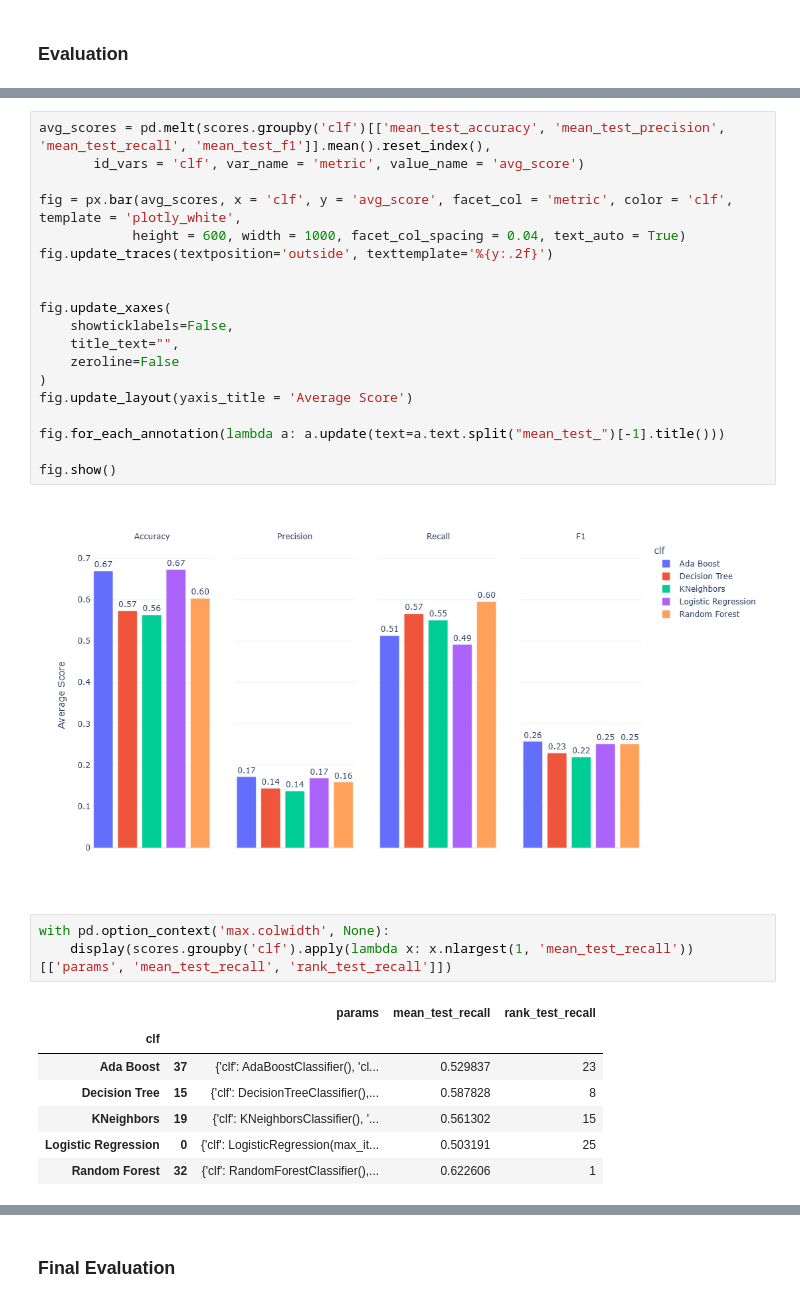
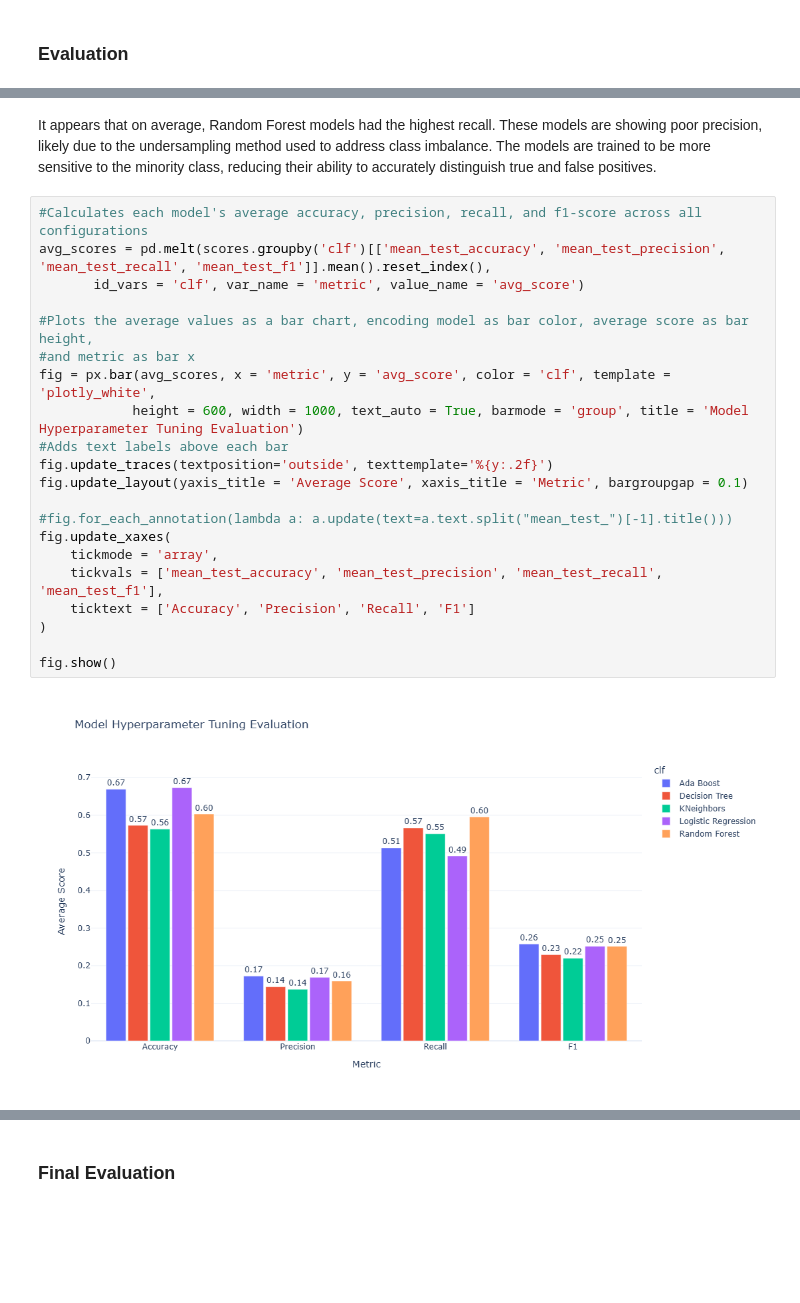
Before and after one commit to TimothyHHMai/diabetes-analysis, a Jupyter notebook: notebooks/tuning.ipynb, the cells around one changed output, grey strips where cells are left out. Drawn from its saved outputs; the diff is of its cells as text; blank space fills up the shorter version.

```diff
--- a/notebooks/tuning.ipynb
+++ b/notebooks/tuning.ipynb
@@ -301,35 +353,28 @@ display(scores[['clf', 'params', 'mean_fit_time', 'mean_score_time', 'mean_test_
 | 31 | Random Forest | {'clf': RandomForestClassifier(),... | 4.848975 | 0.566131 | 0.610537 | 0.164703 | ... |
 | 30 | Random Forest | {'clf': RandomForestClassifier(),... | 2.949305 | 0.450032 | 0.614885 | 0.165487 | ... |
 | 28 | Random Forest | {'clf': RandomForestClassifier(),... | 2.981518 | 0.454217 | 0.620486 | 0.166845 | ... |
+# %% [markdown]
+It appears that on average, Random Forest models had the highest recall. These models are showing poor precision, likely due to the undersampling method used to address class imbalance. The models are trained to be more sensitive to the minority class, reducing their ability to accurately distinguish true and false positives.
 # %%
+#Calculates each model's average accuracy, precision, recall, and f1-score across all configurations
 avg_scores = pd.melt(scores.groupby('clf')[['mean_test_accuracy', 'mean_test_precision', 'mean_test_recall', 'mean_test_f1']].mean().reset_index(),
        id_vars = 'clf', var_name = 'metric', value_name = 'avg_score')
 
-fig = px.bar(avg_scores, x = 'clf', y = 'avg_score', facet_col = 'metric', color = 'clf', template = 'plotly_white',
-            height = 600, width = 1000, facet_col_spacing = 0.04, text_auto = True)
+#Plots the average values as a bar chart, encoding model as bar color, average score as bar height,
+#and metric as bar x
+fig = px.bar(avg_scores, x = 'metric', y = 'avg_score', color = 'clf', template = 'plotly_white',
+            height = 600, width = 1000, text_auto = True, barmode = 'group', title = 'Model Hyperparameter Tuning Evaluation')
+#Adds text labels above each bar
 fig.update_traces(textposition='outside', texttemplate='%{y:.2f}')
+fig.update_layout(yaxis_title = 'Average Score', xaxis_title = 'Metric', bargroupgap = 0.1)
 
-
+#fig.for_each_annotation(lambda a: a.update(text=a.text.split("mean_test_")[-1].title()))
 fig.update_xaxes(
-    showticklabels=False,
-    title_text="",
-    zeroline=False
+    tickmode = 'array',
+    tickvals = ['mean_test_accuracy', 'mean_test_precision', 'mean_test_recall', 'mean_test_f1'],
+    ticktext = ['Accuracy', 'Precision', 'Recall', 'F1']
 )
-fig.update_layout(yaxis_title = 'Average Score')
-
-fig.for_each_annotation(lambda a: a.update(text=a.text.split("mean_test_")[-1].title()))
 
 fig.show()
 # %% [output]
-[figure, old version]
+[figure, new version]
-# %%
-with pd.option_context('max.colwidth', None):
-    display(scores.groupby('clf').apply(lambda x: x.nlargest(1, 'mean_test_recall'))[['params', 'mean_test_recall', 'rank_test_recall']])
-# %% [output]
-|  |  | params | mean_test_recall | rank_test_recall |
-| clf |  |  |  |  |
-| Ada Boost | 37 | {'clf': AdaBoostClassifier(), 'cl... | 0.529837 | 23 |
-| Decision Tree | 15 | {'clf': DecisionTreeClassifier(),... | 0.587828 | 8 |
-| KNeighbors | 19 | {'clf': KNeighborsClassifier(), '... | 0.561302 | 15 |
-| Logistic Regression | 0 | {'clf': LogisticRegression(max_it... | 0.503191 | 25 |
-| Random Forest | 32 | {'clf': RandomForestClassifier(),... | 0.622606 | 1 |
```
Also changed, not shown: parts of 33 cells of this notebook.
